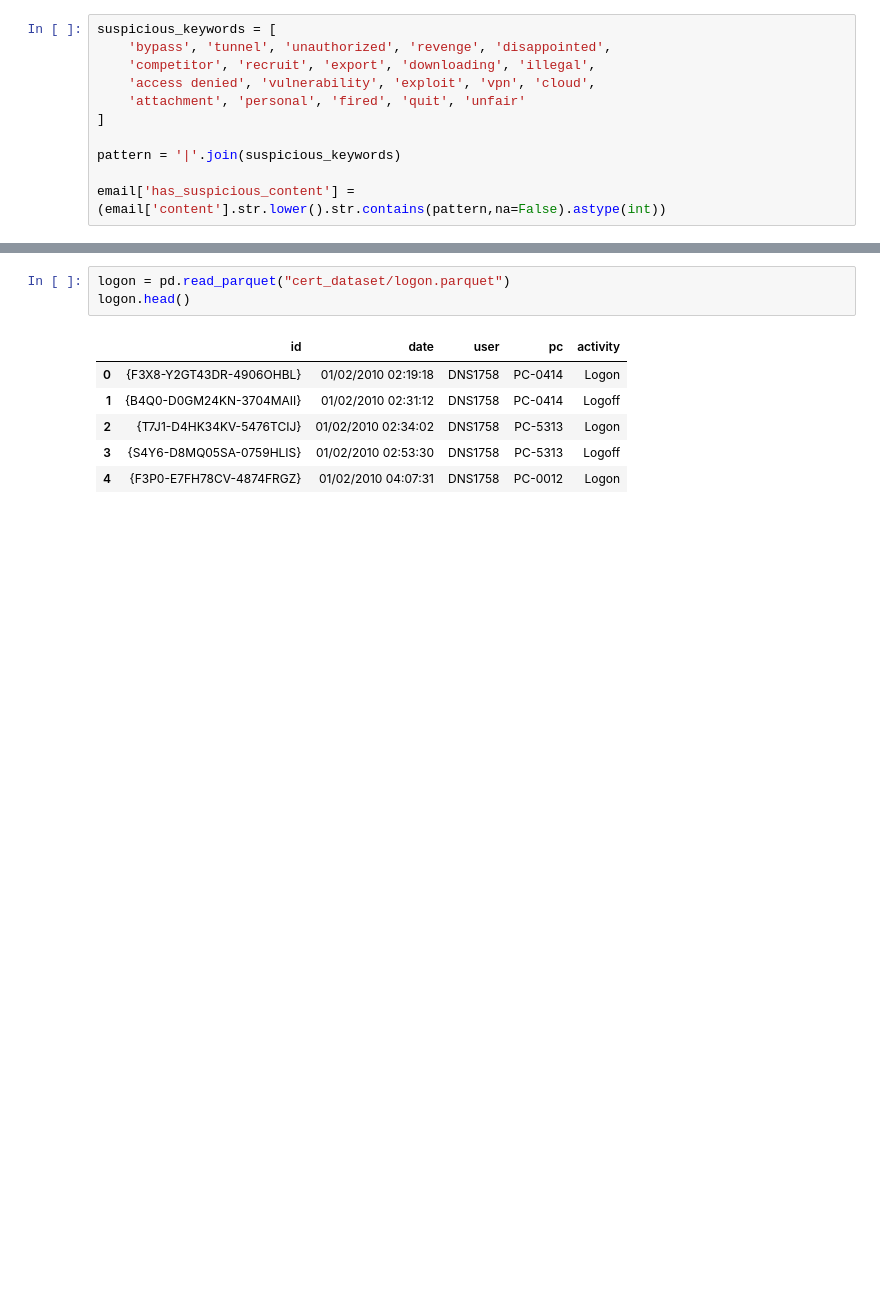
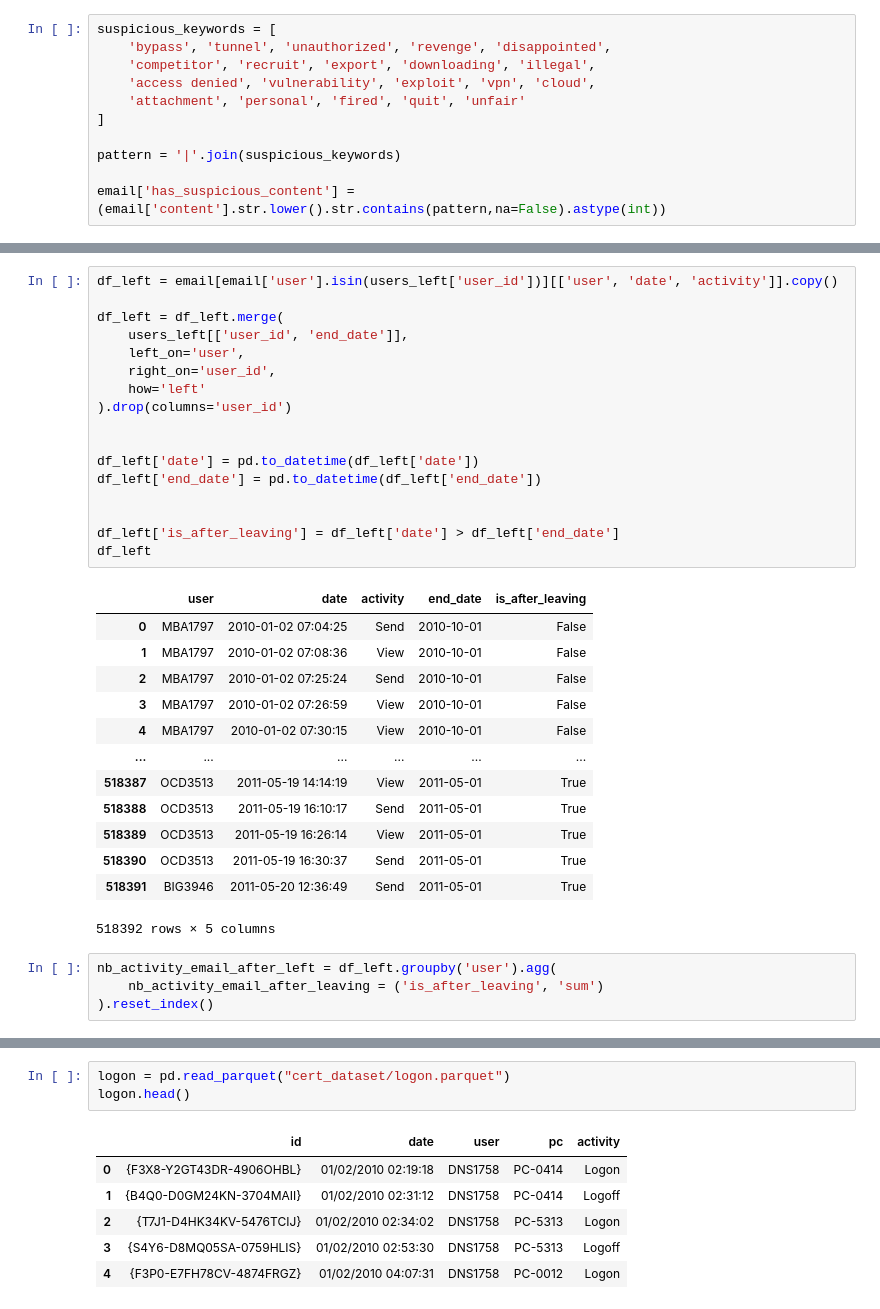
Before and after one commit to SamiKarboubi/CERT-Insider-Threat-Detection, a Jupyter notebook: features_extraction.ipynb, the cells around one changed output, grey strips where cells are left out. Cells and saved outputs as stored; diff of their text form; blank space fills up the shorter version.

```diff
--- a/features_extraction.ipynb
+++ b/features_extraction.ipynb
@@ -101,4 +101,39 @@ email.head()
 5 rows × 22 columns
+# %%
+df_left = email[email['user'].isin(users_left['user_id'])][['user', 'date', 'activity']].copy()
+
+df_left = df_left.merge(
+    users_left[['user_id', 'end_date']],
+    left_on='user',
+    right_on='user_id',
+    how='left'
+).drop(columns='user_id')
+
+
+df_left['date'] = pd.to_datetime(df_left['date'])
+df_left['end_date'] = pd.to_datetime(df_left['end_date'])
+
+
+df_left['is_after_leaving'] = df_left['date'] > df_left['end_date']
+df_left
+# %% [output]
+|  | user | date | activity | end_date | is_after_leaving |
+| 0 | MBA1797 | 2010-01-02 07:04:25 | Send | 2010-10-01 | False |
+| 1 | MBA1797 | 2010-01-02 07:08:36 | View | 2010-10-01 | False |
+| 2 | MBA1797 | 2010-01-02 07:25:24 | Send | 2010-10-01 | False |
+| 3 | MBA1797 | 2010-01-02 07:26:59 | View | 2010-10-01 | False |
+| 4 | MBA1797 | 2010-01-02 07:30:15 | View | 2010-10-01 | False |
+| ... | ... | ... | ... | ... | ... |
+| 518387 | OCD3513 | 2011-05-19 14:14:19 | View | 2011-05-01 | True |
+| 518388 | OCD3513 | 2011-05-19 16:10:17 | Send | 2011-05-01 | True |
+| 518389 | OCD3513 | 2011-05-19 16:26:14 | View | 2011-05-01 | True |
+| 518390 | OCD3513 | 2011-05-19 16:30:37 | Send | 2011-05-01 | True |
+| 518391 | BIG3946 | 2011-05-20 12:36:49 | Send | 2011-05-01 | True |
+518392 rows × 5 columns
+# %%
+nb_activity_email_after_left = df_left.groupby('user').agg(
+    nb_activity_email_after_leaving = ('is_after_leaving', 'sum')
+).reset_index()
 # %%
 features_email = email.groupby('user').agg(
     nb_emails = ('date','count'),
```
Also changed, not shown: parts of 11 cells of this notebook.
